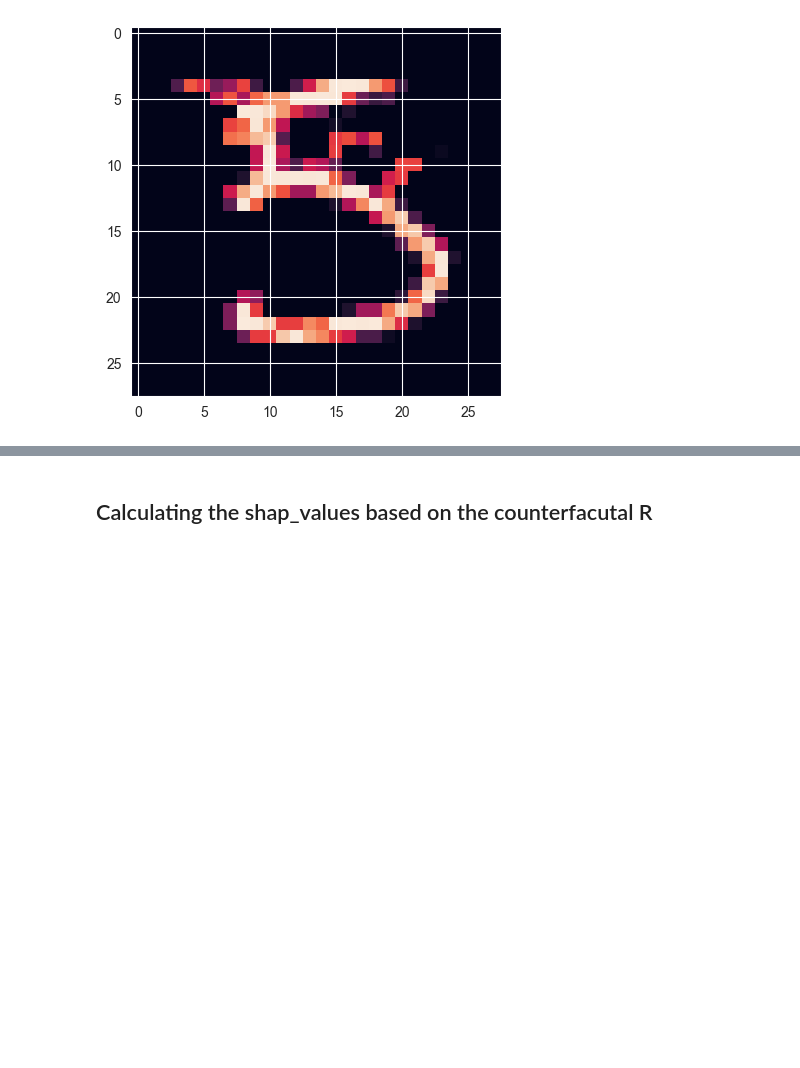
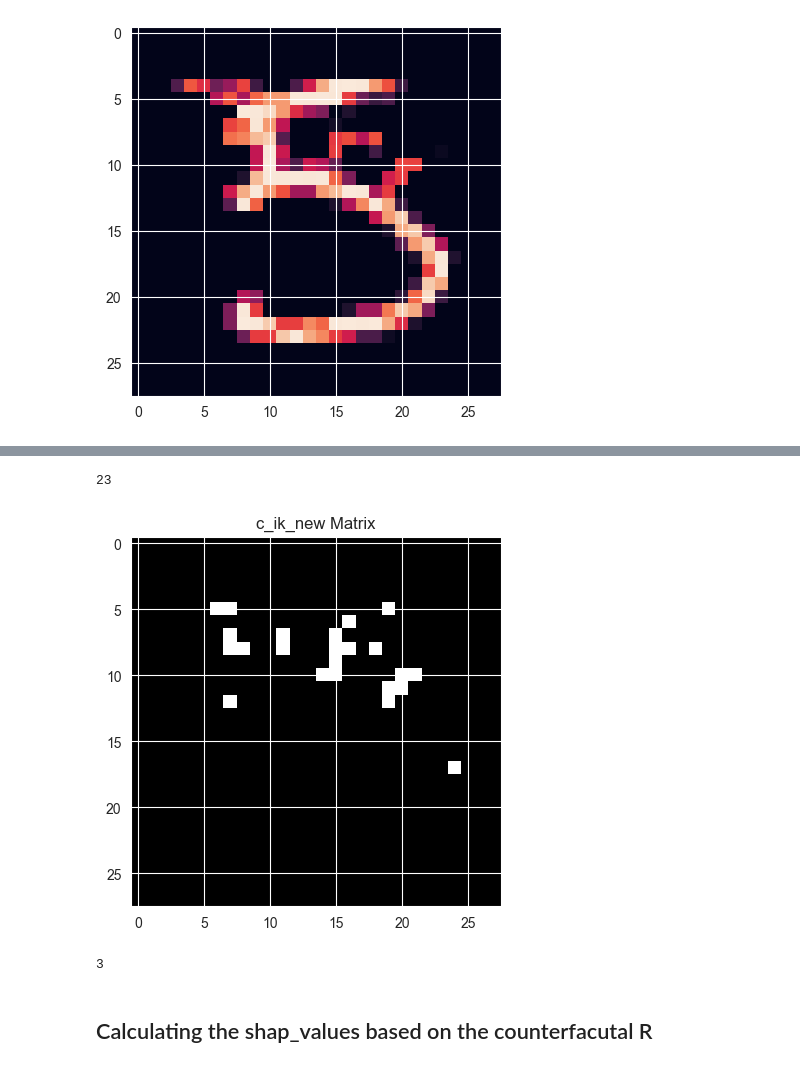
Before and after one commit to understanding-ml/Image-COLA, a Jupyter notebook: explainers/After_HPC.ipynb, the cells around one changed output, grey strips where cells are left out. Cells and saved outputs as stored; diff of their text form; code cells hidden in the pictures; blank space fills up the shorter version.

```diff
--- a/explainers/After_HPC.ipynb
+++ b/explainers/After_HPC.ipynb
@@ -196,3 +234,15 @@ plt.show()
+# %%
+c_ik_cp = np.where(X.reshape(28,28) != PN_optimized1.reshape(28,28), 1, 0)
+changed_pixel_opti = np.sum(c_ik_cp)
+print(changed_pixel_opti)
+plt.imshow(c_ik_cp.reshape(28,28),cmap='gray')
+plt.title('c_ik_new Matrix')
+plt.show()
+print(cnn.predict(PN_optimized1.reshape(1,784)).argmax())
+# %% [output]
+23
+[figure, added]
+3
 # %% [markdown]
 ## Calculating the shap_values based on the counterfacutal R
 # %%
```
Also changed, not shown: parts of 3 cells of this notebook.
